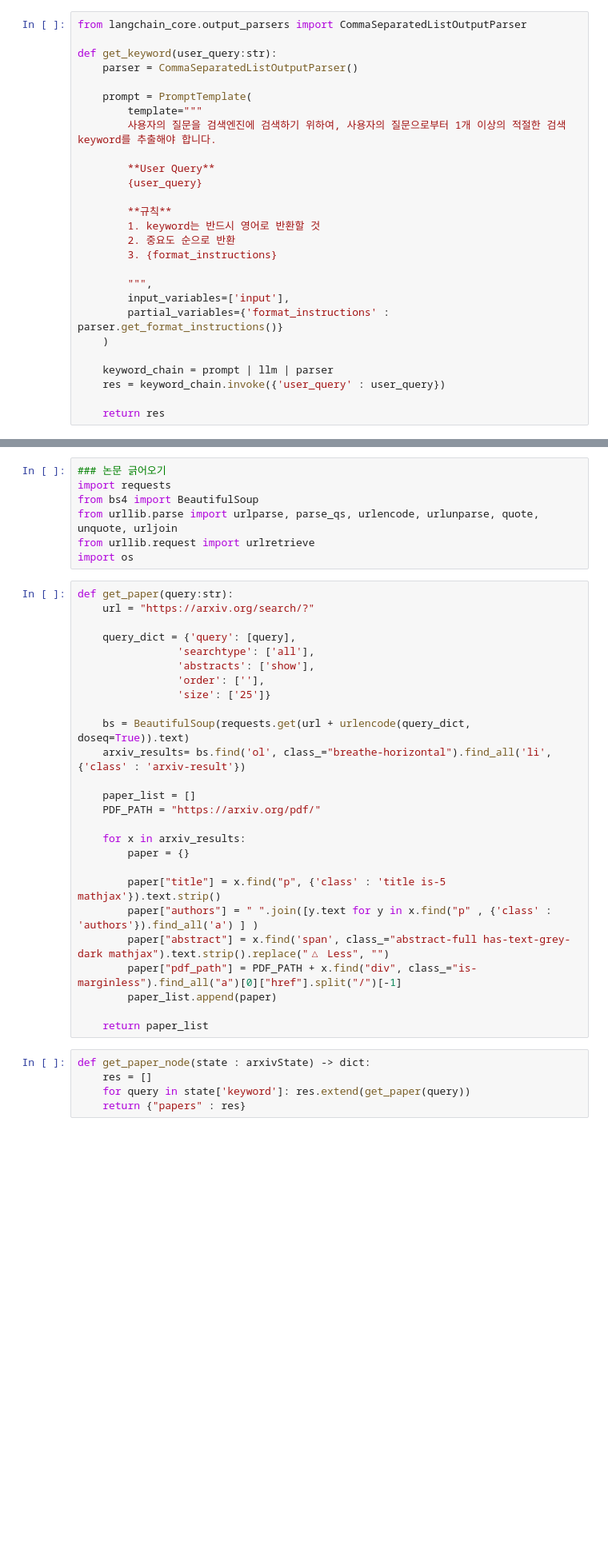
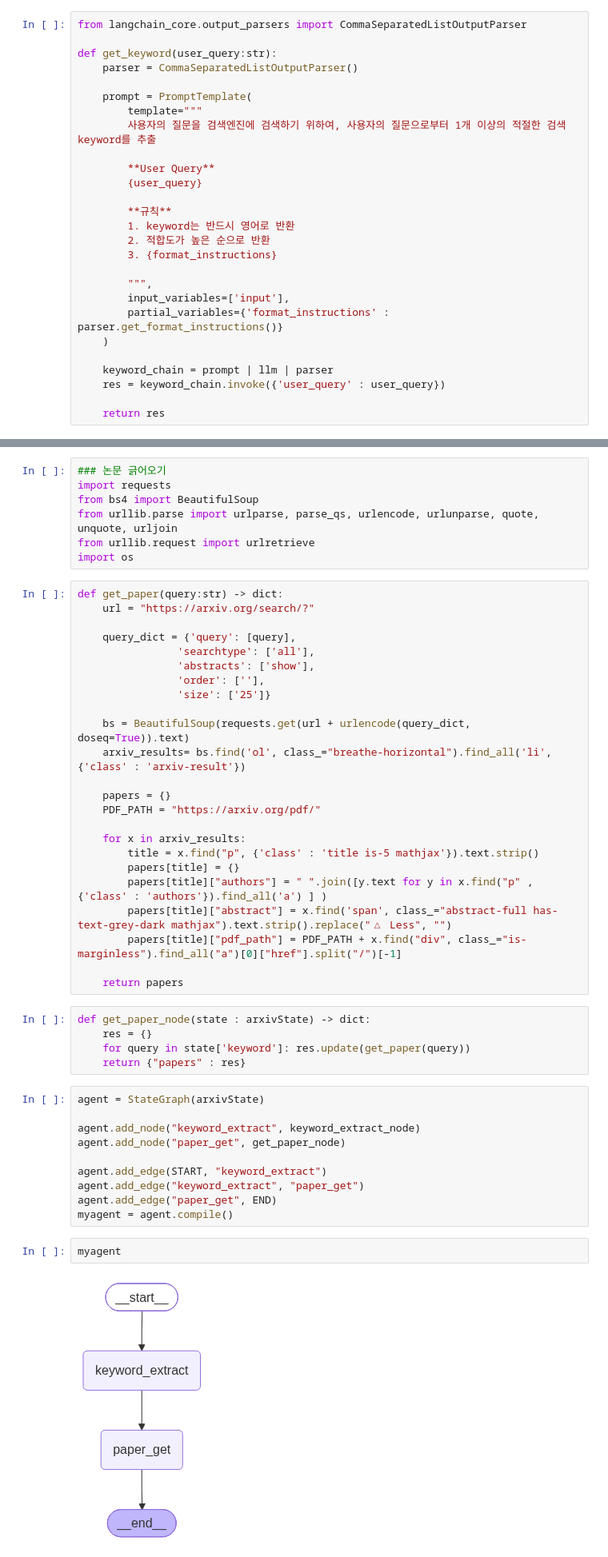
Before and after one commit to NonokEE/paper_search, a Jupyter notebook: workbench/working.ipynb, the cells around one changed output, grey strips where cells are left out. Shown at 80% size. Drawn from its saved outputs; the diff is of its cells as text; blank space fills up the shorter version.

Commit message:
refactor : get_paper 출력 양식 변경(list(dict) -> dict[title]:{})

```diff
--- a/workbench/working.ipynb
+++ b/workbench/working.ipynb
@@ -33,14 +33,14 @@ def get_keyword(user_query:str):
 
     prompt = PromptTemplate(
         template="""
-        사용자의 질문을 검색엔진에 검색하기 위하여, 사용자의 질문으로부터 1개 이상의 적절한 검색 keyword를 추출해야 합니다.
+        사용자의 질문을 검색엔진에 검색하기 위하여, 사용자의 질문으로부터 1개 이상의 적절한 검색 keyword를 추출
 
         **User Query**
         {user_query}
 
         **규칙**
-        1. keyword는 반드시 영어로 반환할 것
-        2. 중요도 순으로 반환
+        1. keyword는 반드시 영어로 반환
+        2. 적합도가 높은 순으로 반환
         3. {format_instructions}
 
         """,
@@ -63,7 +63,7 @@ from urllib.parse import urlparse, parse_qs, urlencode, urlunparse, quote, unquo
 from urllib.request import urlretrieve
 import os
 # %%
-def get_paper(query:str):
+def get_paper(query:str) -> dict:
     url = "https://arxiv.org/search/?"
 
     query_dict = {'query': [query],
@@ -75,21 +75,33 @@ def get_paper(query:str):
     bs = BeautifulSoup(requests.get(url + urlencode(query_dict, doseq=True)).text)
     arxiv_results= bs.find('ol', class_="breathe-horizontal").find_all('li', {'class' : 'arxiv-result'})
 
-    paper_list = []
+    papers = {}
     PDF_PATH = "https://arxiv.org/pdf/"
 
     for x in arxiv_results:
-        paper = {}
+        title = x.find("p", {'class' : 'title is-5 mathjax'}).text.strip()
+        papers[title] = {}
+        papers[title]["authors"] = " ".join([y.text for y in x.find("p" , {'class' : 'authors'}).find_all('a') ] )
+        papers[title]["abstract"] = x.find('span', class_="abstract-full has-text-grey-dark mathjax").text.strip().replace("△ Less", "")
+        papers[title]["pdf_path"] = PDF_PATH + x.find("div", class_="is-marginless").find_all("a")[0]["href"].split("/")[-1]
 
-        paper["title"] = x.find("p", {'class' : 'title is-5 mathjax'}).text.strip()
-        paper["authors"] = " ".join([y.text for y in x.find("p" , {'class' : 'authors'}).find_all('a') ] )
-        paper["abstract"] = x.find('span', class_="abstract-full has-text-grey-dark mathjax").text.strip().replace("△ Less", "")
-        paper["pdf_path"] = PDF_PATH + x.find("div", class_="is-marginless").find_all("a")[0]["href"].split("/")[-1]
-        paper_list.append(paper)
-
-    return paper_list
+    return papers
 # %%
 def get_paper_node(state : arxivState) -> dict:
-    res = []
-    for query in state['keyword']: res.extend(get_paper(query))
+    res = {}
+    for query in state['keyword']: res.update(get_paper(query))
     return {"papers" : res}
+# %%
+agent = StateGraph(arxivState)
+
+agent.add_node("keyword_extract", keyword_extract_node)
+agent.add_node("paper_get", get_paper_node)
+
+agent.add_edge(START, "keyword_extract")
+agent.add_edge("keyword_extract", "paper_get")
+agent.add_edge("paper_get", END)
+myagent = agent.compile()
+# %%
+myagent
+# %% [output]
+[figure, added]
```
Also changed, not shown: parts of 5 cells of this notebook.
